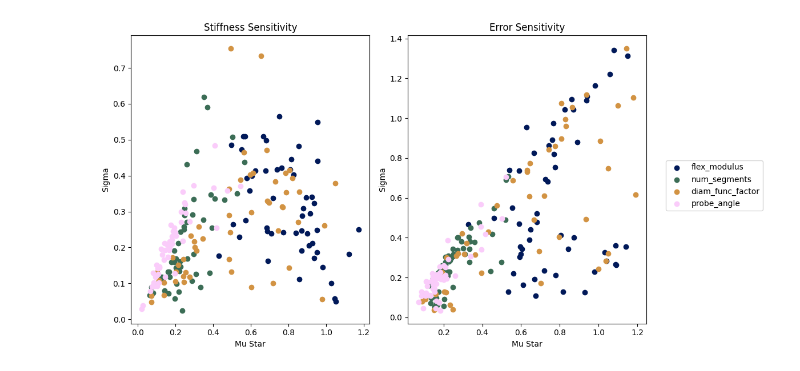
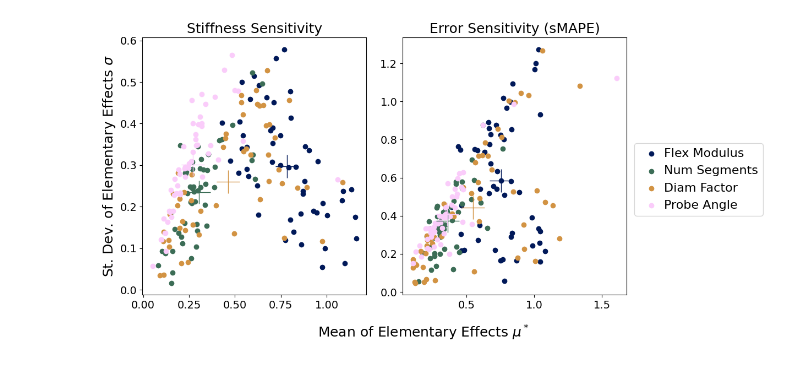
Before and after one commit to Intelligent-Machines-and-Materials-Lab/MuJoCoBlueberryModeling, a Jupyter notebook: src/sensitivity_analysis_plotter.ipynb, the cells around one changed output. Saved outputs shown, nothing was run; the diff lists cells and outputs as text; code cells hidden in the pictures.

Commit message:
Making plots for the paper

```diff
--- a/src/sensitivity_analysis_plotter.ipynb
+++ b/src/sensitivity_analysis_plotter.ipynb
@@ -4,7 +4,7 @@ import matplotlib.pyplot as plt
 import numpy as np
 import cmcrameri.cm as cm
 
-with open('../data/results/2026-07-25_9-55_Keep/combined_trial_data.pkl', 'rb') as f:
+with open('../data/results/2026-08-10_17-26_Keep/all_trial_data.pkl', 'rb') as f:
     all_trial_data = pickle.load(f)
 # %%
 Stiffness_Sis = []
@@ -18,25 +18,40 @@ morris_problem = all_trial_data[0]['problem']
 # %%
 
 # make a scatterplot with mu star on the x axis and sigma on the y axis for each parameter, for both stiffness and error
 # each parameter should be a different color. The stiffness and error will be on different plots.
 plt.close('all')
+full_variable_names = ["Flex Modulus", "Num Segments", "Diam Factor", "Probe Angle"]
 fig, ax = plt.subplots(1, 2, figsize=(12, 6))
 colors = [cm.batlow(x) for x in np.linspace(0, 1, len(morris_problem['names']))]
 for i, name in enumerate(morris_problem['names']):
     for j in range(len(Stiffness_Sis)):
         ax[0].scatter(Stiffness_Sis[j]['mu_star'][i], Stiffness_Sis[j]['sigma'][i],
                     color=colors[i], label=name if j == 0 else None)
         ax[1].scatter(Error_Sis[j]['mu_star'][i], Error_Sis[j]['sigma'][i],
                     color=colors[i], label=name if j == 0 else None)
-ax[0].set_title('Stiffness Sensitivity')
-ax[0].set_xlabel('Mu Star')
-ax[0].set_ylabel('Sigma')
-ax[1].set_title('Error Sensitivity')
-ax[1].set_xlabel('Mu Star')
-ax[1].set_ylabel('Sigma')
+
+# get mean of the stiffness and error sensitivity indices for each parameter and plot them as a line on the scatterplot
+mean_stiffness_Sis = {name: {'mu_star': [], 'sigma': []} for name in morris_problem['names']}
+mean_error_Sis = {name: {'mu_star': [], 'sigma': []} for name in morris_problem['names']}
+for i, name in enumerate(morris_problem['names']):
+    for j in range(len(Stiffness_Sis)):
+        mean_stiffness_Sis[name]['mu_star'].append(Stiffness_Sis[j]['mu_star'][i])
+        mean_stiffness_Sis[name]['sigma'].append(Stiffness_Sis[j]['sigma'][i])
+        mean_error_Sis[name]['mu_star'].append(Error_Sis[j]['mu_star'][i])
+        mean_error_Sis[name]['sigma'].append(Error_Sis[j]['sigma'][i])
+    ax[0].plot(np.mean(mean_stiffness_Sis[name]['mu_star']), np.mean(mean_stiffness_Sis[name]['sigma']),
+                color=colors[i], marker='+', markersize=30, label=name)
+    ax[1].plot(np.mean(mean_error_Sis[name]['mu_star']), np.mean(mean_error_Sis[name]['sigma']),
+                color=colors[i], marker='+', markersize=30, label=name)
+ax[0].set_title('Stiffness Sensitivity', fontsize=18)
+ax[0].set_ylabel('St. Dev. of Elementary Effects $\sigma$', fontsize=18)
+ax[1].set_title('Error Sensitivity (sMAPE)', fontsize=18)
+fig.supxlabel('Mean of Elementary Effects $\mu^*$', fontsize=18)
+ax[0].tick_params(axis='both', which='major', labelsize=14)
+ax[1].tick_params(axis='both', which='major', labelsize=14)
 handles, labels = ax[0].get_legend_handles_labels()
-fig.legend(handles, labels, loc='center left', bbox_to_anchor=(0.83, 0.5))
+fig.legend(handles[0:4], full_variable_names, loc='center left', bbox_to_anchor=(0.81, 0.5), fontsize=16, handletextpad=0.01)
 fig.tight_layout(rect=[0, 0, 0.82, 1])  # leave room on the right for the legend
 plt.show()
 # %% [output]
-[figure, old version]
+[figure, new version]
```
Also changed, not shown: 1 other file.
